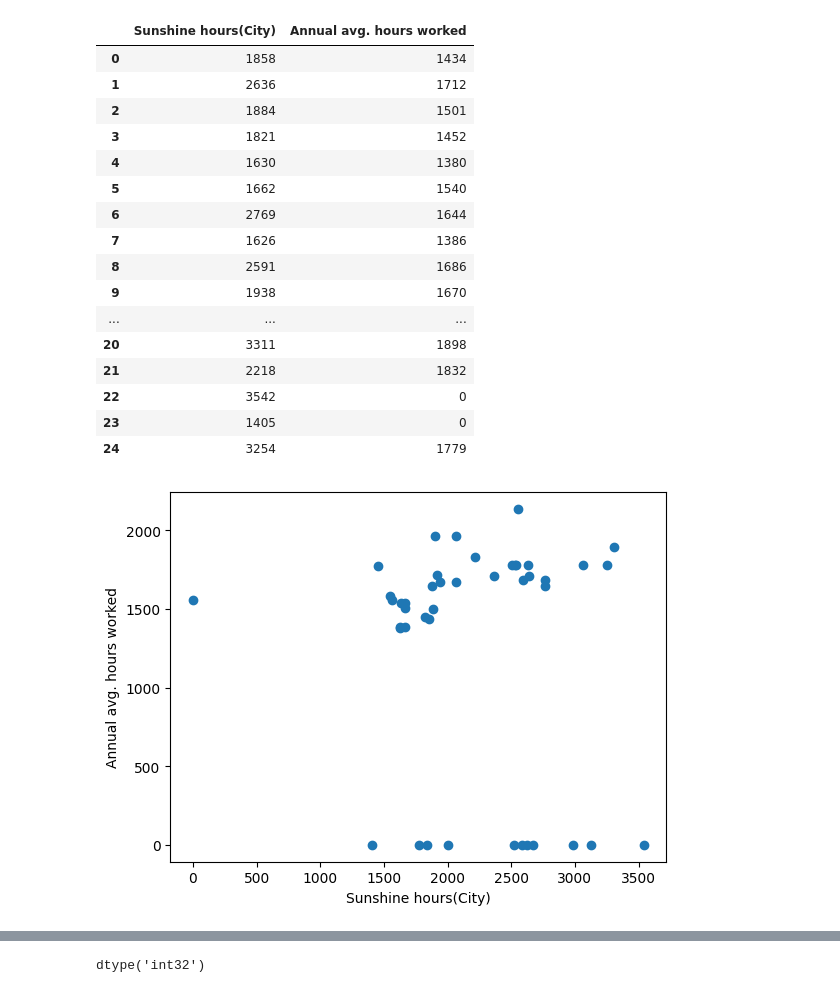
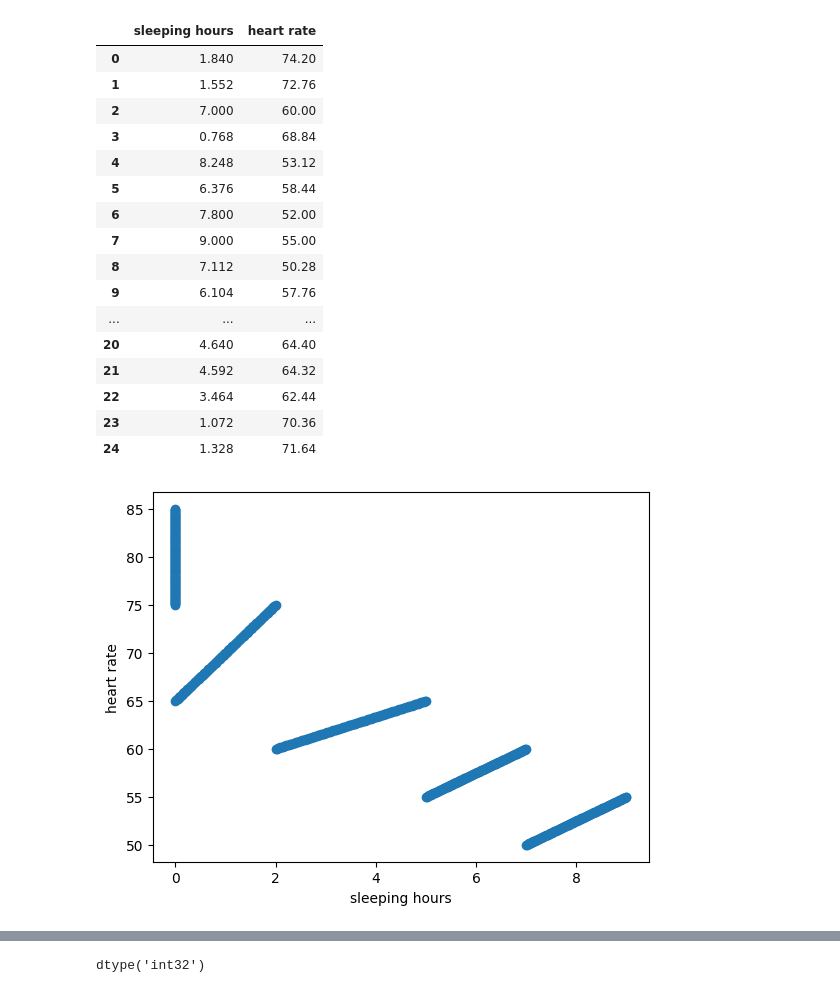
Before and after one commit to farrel216/ML-Clustering, a Jupyter notebook: model/model.ipynb, the cells around one changed output, grey strips where cells are left out. Saved outputs shown, nothing was run; the diff lists cells and outputs as text; code cells hidden in the pictures.

```diff
--- a/model/model.ipynb
+++ b/model/model.ipynb
@@ -8,43 +8,43 @@ from matplotlib import pyplot as plt
 from sklearn.cluster import KMeans
 # %%
 # Load dataset
-url = "healthy_lifestyle_city_2021 - healthy_lifestyle_city_2021.csv"
+url = "SaYoPillow.csv"
 data = pd.read_csv(url)
 # %%
-data = data[['Sunshine hours(City)','Annual avg. hours worked']]
+data = data[['sleeping hours','heart rate']]
 data.head(25)
 # %% [output]
-|  | Sunshine hours(City) | Annual avg. hours worked |
-| 0 | 1858 | 1434 |
-| 1 | 2636 | 1712 |
-| 2 | 1884 | 1501 |
-| 3 | 1821 | 1452 |
-| 4 | 1630 | 1380 |
-| 5 | 1662 | 1540 |
-| 6 | 2769 | 1644 |
-| 7 | 1626 | 1386 |
-| 8 | 2591 | 1686 |
-| 9 | 1938 | 1670 |
+|  | sleeping hours | heart rate |
+| 0 | 1.840 | 74.20 |
+| 1 | 1.552 | 72.76 |
+| 2 | 7.000 | 60.00 |
+| 3 | 0.768 | 68.84 |
+| 4 | 8.248 | 53.12 |
+| 5 | 6.376 | 58.44 |
+| 6 | 7.800 | 52.00 |
+| 7 | 9.000 | 55.00 |
+| 8 | 7.112 | 50.28 |
+| 9 | 6.104 | 57.76 |
 | ... | ... | ... |
-| 20 | 3311 | 1898 |
-| 21 | 2218 | 1832 |
-| 22 | 3542 | 0 |
-| 23 | 1405 | 0 |
-| 24 | 3254 | 1779 |
+| 20 | 4.640 | 64.40 |
+| 21 | 4.592 | 64.32 |
+| 22 | 3.464 | 62.44 |
+| 23 | 1.072 | 70.36 |
+| 24 | 1.328 | 71.64 |
 # %%
 
-f1 = data['Sunshine hours(City)'].values
-f2 = data['Annual avg. hours worked'].values
+f1 = data['sleeping hours'].values
+f2 = data['heart rate'].values
 
 X = np.array(list(zip(f1, f2)))
 
 # Visualisasi data point
 plt.scatter(f1, f2)
-plt.xlabel('Sunshine hours(City)')
-plt.ylabel('Annual avg. hours worked')
+plt.xlabel('sleeping hours')
+plt.ylabel('heart rate')
 plt.show()
 # %% [output]
-[figure, old version]
+[figure, new version]
 # %%
 from sklearn.preprocessing import LabelEncoder
 
```
Also changed, not shown: parts of 5 cells of this notebook, 3 other files.
